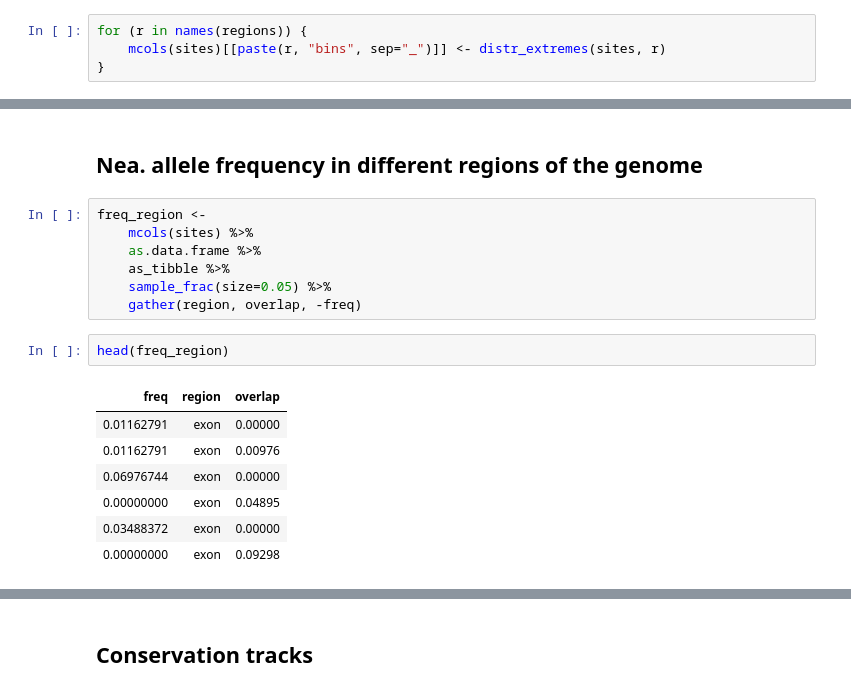
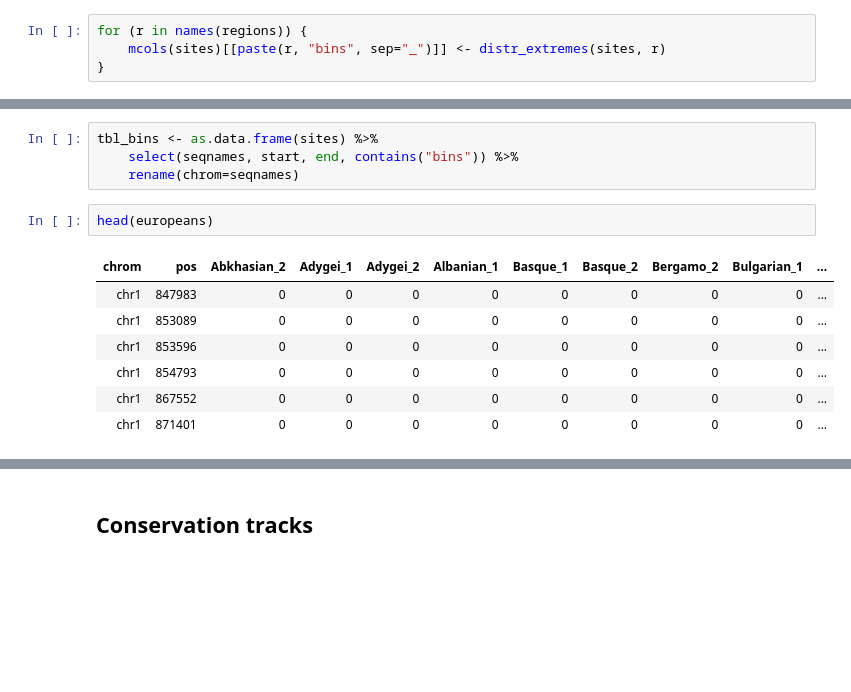
Before and after one commit to bodkan/nea-over-time, a Jupyter notebook: notebooks/introgression_predictors.ipynb, the cells around one changed output, grey strips where cells are left out. Saved outputs shown, nothing was run; the diff lists cells and outputs as text; blank space fills up the shorter version.

```diff
--- a/notebooks/introgression_predictors.ipynb
+++ b/notebooks/introgression_predictors.ipynb
@@ -508,19 +495,14 @@ qqnorm(sample(residuals(res), 1000))
-# %% [markdown]
-## Nea. allele frequency in different regions of the genome
-# %%
-freq_region <-
-    mcols(sites) %>%
-    as.data.frame %>%
-    as_tibble %>%
-    sample_frac(size=0.05) %>%
-    gather(region, overlap, -freq)
+# %%
+tbl_bins <- as.data.frame(sites) %>%
+    select(seqnames, start, end, contains("bins")) %>%
+    rename(chrom=seqnames)
 # %%
-head(freq_region)
+head(europeans)
 # %% [output]
-| freq | region | overlap |
-| 0.01162791 | exon | 0.00000 |
-| 0.01162791 | exon | 0.00976 |
-| 0.06976744 | exon | 0.00000 |
-| 0.00000000 | exon | 0.04895 |
-| 0.03488372 | exon | 0.00000 |
-| 0.00000000 | exon | 0.09298 |
+| chrom | pos | Abkhasian_2 | Adygei_1 | Adygei_2 | Albanian_1 | Basque_1 | Basque_2 | Bergamo_2 | Bulgarian_1 | ... |
+| chr1 | 847983 | 0 | 0 | 0 | 0 | 0 | 0 | 0 | 0 | ... |
+| chr1 | 853089 | 0 | 0 | 0 | 0 | 0 | 0 | 0 | 0 | ... |
+| chr1 | 853596 | 0 | 0 | 0 | 0 | 0 | 0 | 0 | 0 | ... |
+| chr1 | 854793 | 0 | 0 | 0 | 0 | 0 | 0 | 0 | 0 | ... |
+| chr1 | 867552 | 0 | 0 | 0 | 0 | 0 | 0 | 0 | 0 | ... |
+| chr1 | 871401 | 0 | 0 | 0 | 0 | 0 | 0 | 0 | 0 | ... |
```
Also changed, not shown: parts of 24 cells of this notebook.
